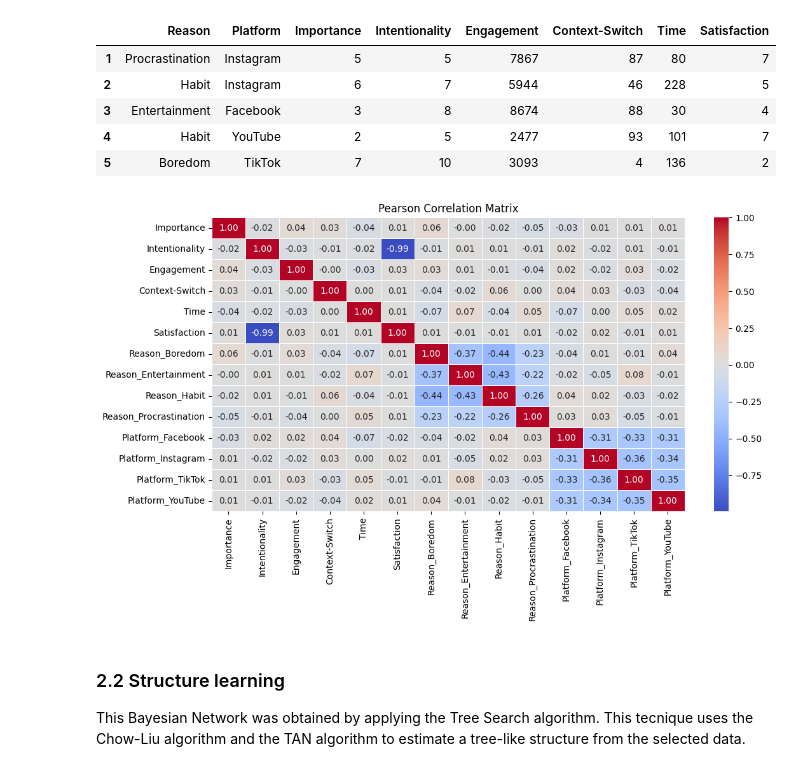
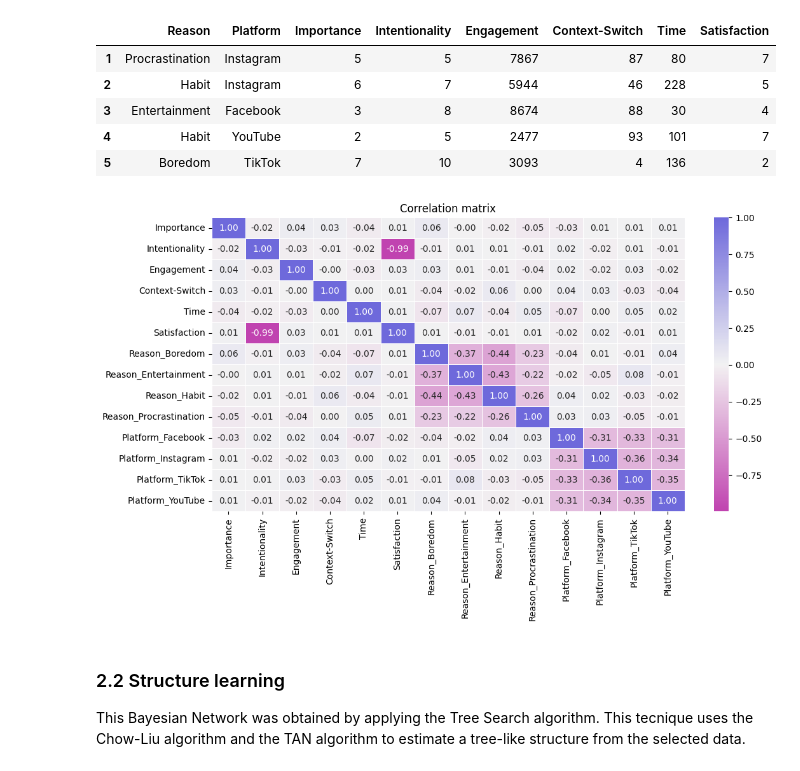
Before and after one commit to Jtries/socialMediaBayes, a Jupyter notebook: social_media_bayes.ipynb, the cells around one changed output. Cells and saved outputs as stored; diff of their text form; code cells hidden in the pictures.

Commit message:
beautification of the correlation matrix

```diff
--- a/social_media_bayes.ipynb
+++ b/social_media_bayes.ipynb
@@ -88,28 +88,24 @@ selected_data.head()
 | 4 | Habit | YouTube | 2 | 5 | 2477 | 93 | 101 | 7 |
 | 5 | Boredom | TikTok | 7 | 10 | 3093 | 4 | 136 | 2 |
 # %%
-# Identify categorical columns
+# Encodes the categorical columns with One-Hot encoding
 categorical_columns = selected_data.select_dtypes(include='object').columns
-
-# One-Hot Encode the categorical columns
 encoder = OneHotEncoder(sparse_output=False, handle_unknown='ignore')
 encoded_data = encoder.fit_transform(selected_data[categorical_columns])
 encoded_dataframe = pd.DataFrame(encoded_data, columns=encoder.get_feature_names_out(categorical_columns))
+numerical_dataframe = selected_data.drop(columns=categorical_columns)
+final_data = pd.concat([numerical_dataframe, encoded_dataframe], axis=1)
 
-# Drop the original categorical columns and concatenate the encoded ones
-numerical_data = selected_data.drop(columns=categorical_columns)
-processed_data = pd.concat([numerical_data, encoded_dataframe], axis=1)
-
-# Calculate the correlation matrix using Pearson correlation
-correlation_matrix = processed_data.corr(method='pearson')
+# Computes the correlation matrix
+correlation_matrix = final_data.corr(method='pearson')
 
 # Visualizes the correlation matrix
 plt.figure(figsize=(12, 6))
-sns.heatmap(correlation_matrix, annot=True, cmap='coolwarm', fmt=".2f", linewidths=.5)
-plt.title('Pearson Correlation Matrix')
+sns.heatmap(correlation_matrix, annot=True, cmap=sns.diverging_palette(316, 267, as_cmap=True), fmt=".2f", linewidths=.5)
+plt.title('Correlation matrix')
 plt.show()
 # %% [output]
-[figure, old version]
+[figure, new version]
 # %% [markdown]
 ### 2.2 Structure learning
 This Bayesian Network was obtained by applying the Tree Search algorithm. This tecnique uses the Chow-Liu algorithm and the TAN algorithm to estimate a tree-like structure from the selected data.
```
Also changed, not shown: parts of 11 cells of this notebook.
